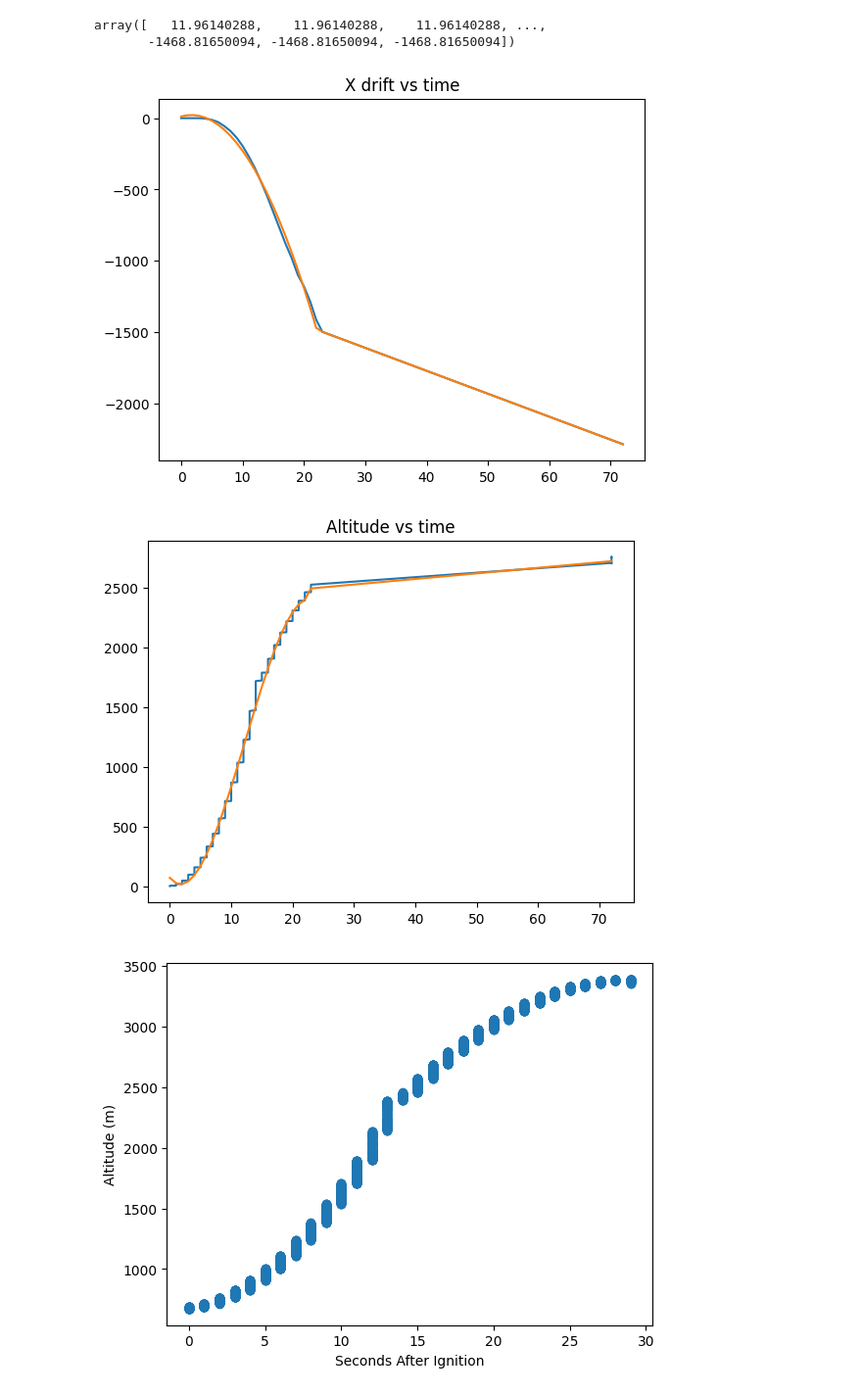
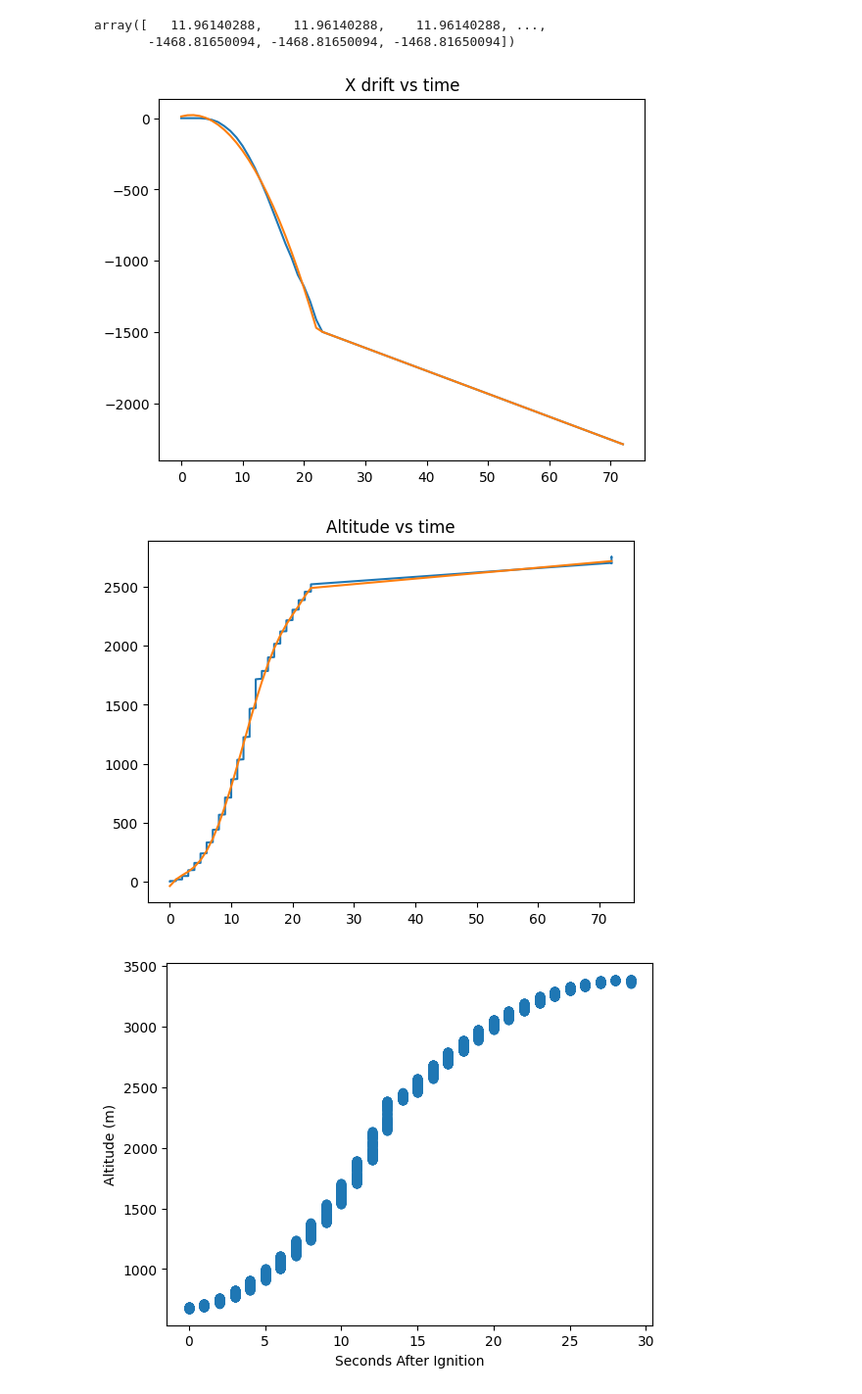
Before and after one commit to UCI-Rocket-Project/rocket-tracker, a Jupyter notebook: simulation/plot.ipynb, the cells around one changed output. Shown at 98% size. Cells and saved outputs as stored; diff of their text form; code cells hidden in the pictures.

```diff
--- a/simulation/plot.ipynb
+++ b/simulation/plot.ipynb
@@ -76,17 +76,10 @@ def get_positions(telemetry_data):
         positions.append([d_time, x_est, y_est, d_alt])
     return positions
 
-def eval_cubic(coefficients, t):
-    a,b,c,d = coefficients
-    return a*t**3 + b*t**2 + c*t + d
 
-def eval_quadratic(coefficients, t):
-    a,b,c = coefficients
-    return a*t**2+b*t+c
-
-def eval_linear(coefficients, t):
-    a,b = coefficients
-    return a*t+b
+def eval_poly(coefficients, t):
+    n = len(coefficients)
+    return sum([coefficients[i]*t**(n-i-1) for i in range(n)])
 
 engine_cutoff_time = 23
 positions = np.array(get_positions(telem))
@@ -95,7 +88,7 @@ positions[:,0]-=positions[0,0]
 pre_cutoff = positions[positions[:,0]<engine_cutoff_time]
 x_coeff_1 = np.polyfit(pre_cutoff[:,0], pre_cutoff[:,1],2)
 y_coeff_1 = np.polyfit(pre_cutoff[:,0], pre_cutoff[:,2],2)
-z_coeff_1 = np.polyfit(pre_cutoff[:,0], pre_cutoff[:,3],3)
+z_coeff_1 = np.polyfit(pre_cutoff[:,0], pre_cutoff[:,3],5)
 post_cutoff = positions[positions[:,0]>=engine_cutoff_time]
 x_coeff_2 = np.polyfit(post_cutoff[:,0], post_cutoff[:,1],1)
 y_coeff_2 = np.polyfit(post_cutoff[:,0], post_cutoff[:,2],1)
@@ -110,37 +103,37 @@ ys = positions[:,2]
 zs = positions[:,3]
 plt.figure()
 plt.title("X drift vs time")
 plt.plot(times, xs)
 plt.plot(
     times,
-    np.concatenate([eval_quadratic(x_coeff_1,times_pre_cutoff),eval_linear(x_coeff_2, times_post_cutoff)],axis=0)
+    np.concatenate([eval_poly(x_coeff_1,times_pre_cutoff),eval_poly(x_coeff_2, times_post_cutoff)],axis=0)
 )
 
 # plt.figure()
 # plt.title("Y drift vs time")
 # plt.plot(times, ys)
 # plt.plot(
 #     times,
 #     eval_quadratic(y_coeff_1,times)
 # )
 
 plt.figure()
 plt.title("Altitude vs time")
 plt.plot(times, zs)
 plt.plot(
     times,
-    np.concatenate([eval_cubic(z_coeff_1,times_pre_cutoff),eval_linear(z_coeff_2, times_post_cutoff)],axis=0)
+    np.concatenate([eval_poly(z_coeff_1,times_pre_cutoff),eval_poly(z_coeff_2, times_post_cutoff)],axis=0)
 )
 
 # plt.figure()
 # plt.title("Altitude vs total horizontal drift")
 # plt.plot(zs, [sqrt(x**2+y**2) for x,y in zip(xs,ys)])
-eval_quadratic(x_coeff_1,times_pre_cutoff)
+eval_poly(x_coeff_1,times_pre_cutoff)
 # %% [output]
 array([   11.96140288,    11.96140288,    11.96140288, ...,
        -1468.81650094, -1468.81650094, -1468.81650094])
 [figure]
-[figure, old version]
+[figure, new version]
 # %%
 import numpy as np
 import matplotlib.pyplot as plt
```
Also changed, not shown: 1 other file.
